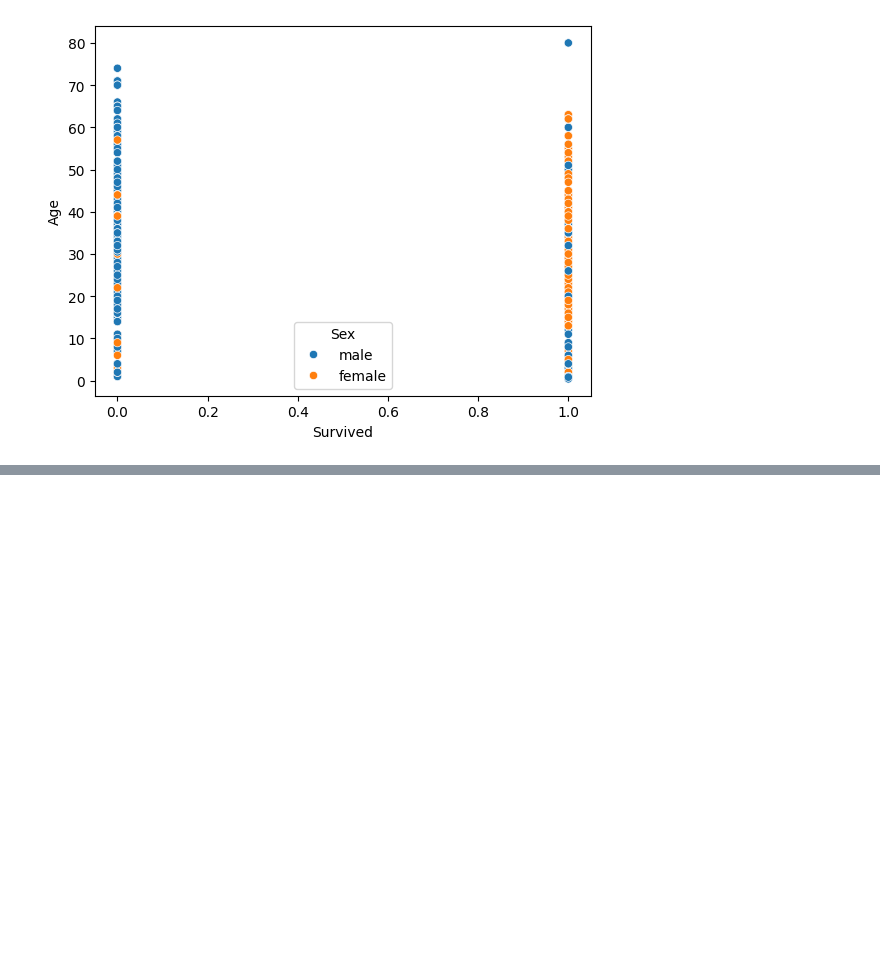
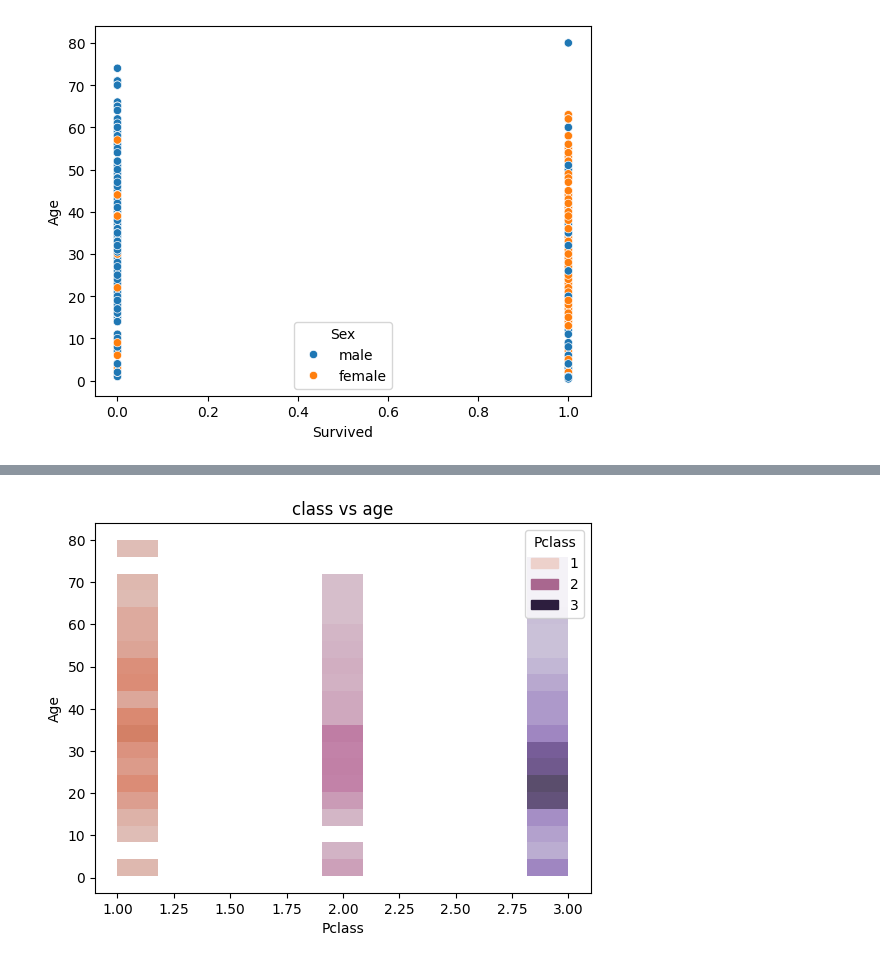
Before and after one commit to infy-dinkar/Machine_learning, a Jupyter notebook: practice/Logistic_Regresion.ipynb, the cells around one changed output, grey strips where cells are left out. Cells and saved outputs as stored; diff of their text form; code cells hidden in the pictures; blank space fills up the shorter version.

```diff
--- a/practice/Logistic_Regresion.ipynb
+++ b/practice/Logistic_Regresion.ipynb
@@ -152,0 +169,6 @@ plt.show()
+# %%
+sns.histplot(x='Pclass',y='Age',hue='Pclass',data=df)
+plt.title("class vs age")
+plt.show()
+# %% [output]
+[figure, added]
```
Also changed, not shown: parts of 23 cells of this notebook.
